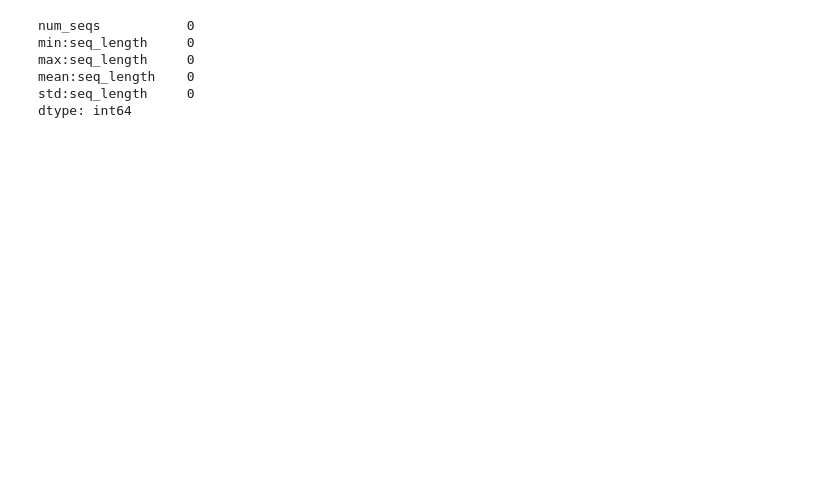
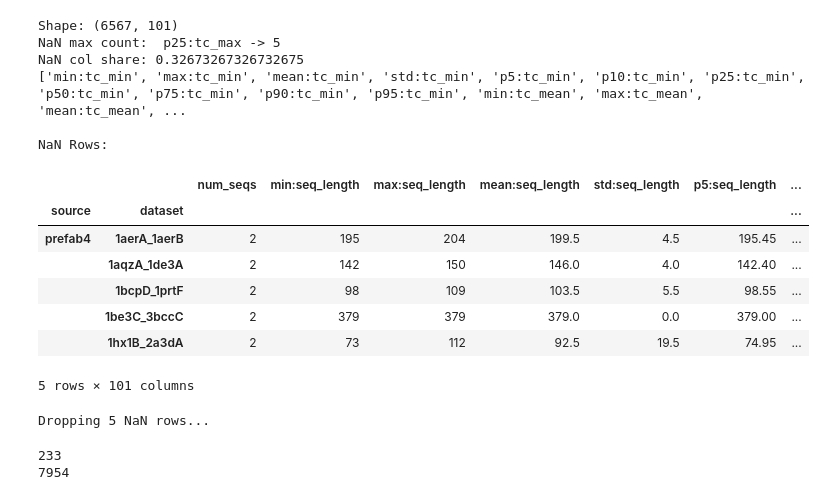
Before and after one commit to MaBody/aldiscore, a Jupyter notebook: notebooks/prediction_dev.ipynb, the cells around one changed output. Drawn from its saved outputs; the diff is of its cells as text; code cells hidden in the pictures; blank space fills up the shorter version.

```diff
--- a/notebooks/prediction_dev.ipynb
+++ b/notebooks/prediction_dev.ipynb
@@ -28,6 +28,44 @@ feat_df = feat_df.drop("is_dna", axis=1)
 feat_df = feat_df.loc[:, ~feat_df.columns.str.endswith("monte-carlo-pi")]
 
 assert (feat_df.index == label_df.index).all()
+# %%
+print("Shape:", feat_df.shape)
+max_nan_col = feat_df.isna().sum().sort_values(ascending=False)[[0]]
+print("NaN max count: ", max_nan_col.index[0], "->", int(max_nan_col))
+print("NaN col share:", (feat_df.isna().any().mean()))
+print(feat_df.columns[feat_df.isna().any()].to_list())
+print()
+print("NaN Rows:")
+nan_mask = feat_df.isna().any(axis=1)
+feat_df[nan_mask]
+# %% [output]
+Shape: (6567, 101)
+NaN max count:  p25:tc_max -> 5
+NaN col share: 0.32673267326732675
+['min:tc_min', 'max:tc_min', 'mean:tc_min', 'std:tc_min', 'p5:tc_min', 'p10:tc_min', 'p25:tc_min', 'p50:tc_min', 'p75:tc_min', 'p90:tc_min', 'p95:tc_min', 'min:tc_mean', 'max:tc_mean', 'mean:tc_mean', ...
+
+NaN Rows:
+|  |  | num_seqs | min:seq_length | max:seq_length | mean:seq_length | std:seq_length | p5:seq_length | ... |
+| source | dataset |  |  |  |  |  |  | ... |
+| prefab4 | 1aerA_1aerB | 2 | 195 | 204 | 199.5 | 4.5 | 195.45 | ... |
+|  | 1aqzA_1de3A | 2 | 142 | 150 | 146.0 | 4.0 | 142.40 | ... |
+|  | 1bcpD_1prtF | 2 | 98 | 109 | 103.5 | 5.5 | 98.55 | ... |
+|  | 1be3C_3bccC | 2 | 379 | 379 | 379.0 | 0.0 | 379.00 | ... |
+|  | 1hx1B_2a3dA | 2 | 73 | 112 | 92.5 | 19.5 | 74.95 | ... |
+5 rows × 101 columns
+# %%
+mask = (feat_df["num_seqs"] >= 3).to_numpy()
+print(f"Dropping {sum(~mask)} NaN rows...")
+feat_df = feat_df[mask]
+label_df = label_df[mask]
+# %% [output]
+Dropping 5 NaN rows...
+# %%
+print(feat_df.num_seqs.max())
+print(feat_df["max:seq_length"].max())
+# %% [output]
+233
+7954
 # %%
 sample = np.random.randint(0, len(label_df), int(len(label_df) * 0.7))
 train_idxs = label_df.iloc[sample].index
@@ -35,12 +74,3 @@ test_idxs = feat_df.drop(feat_df.iloc[sample].index).index
-# %%
-feat_df.isna().sum().sort_values(ascending=False)[:5]
-# %% [output]
-num_seqs           0
-min:seq_length     0
-max:seq_length     0
-mean:seq_length    0
-std:seq_length     0
-dtype: int64
 # %%
 from sklearn.ensemble import (
     RandomForestRegressor,
```
Also changed, not shown: parts of 4 cells of this notebook, 1 other file.
